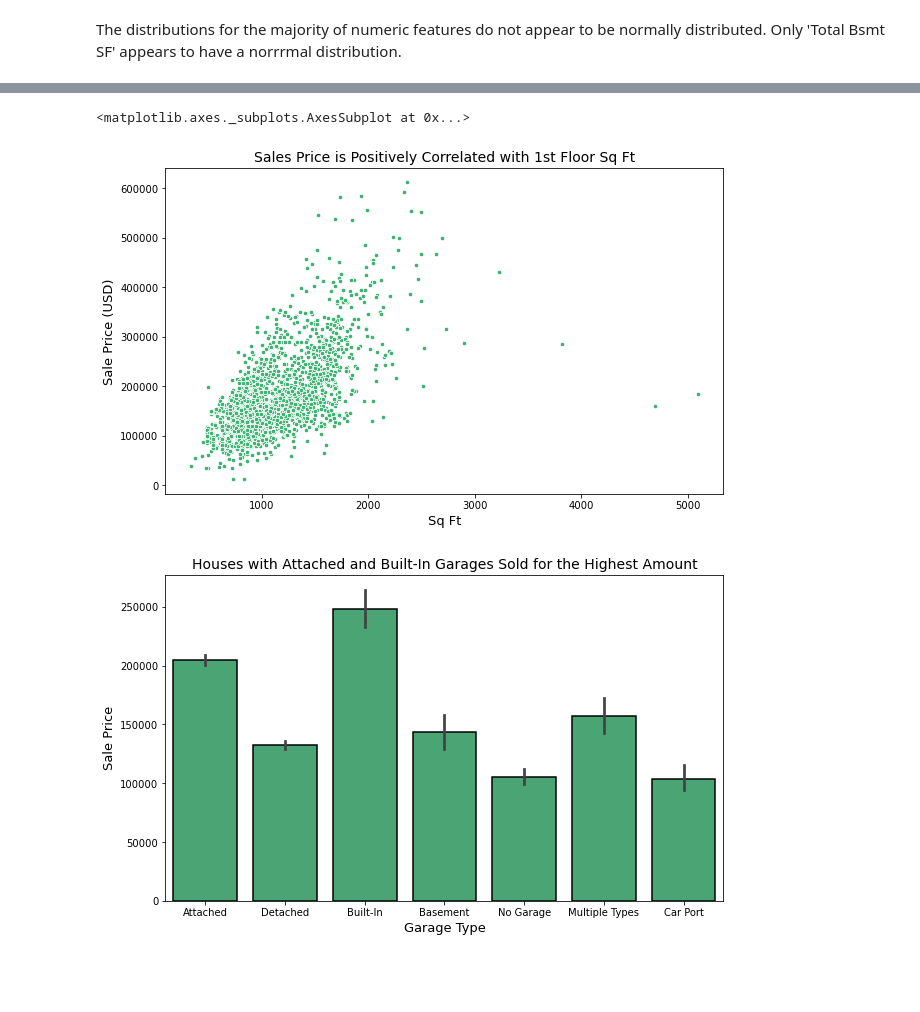
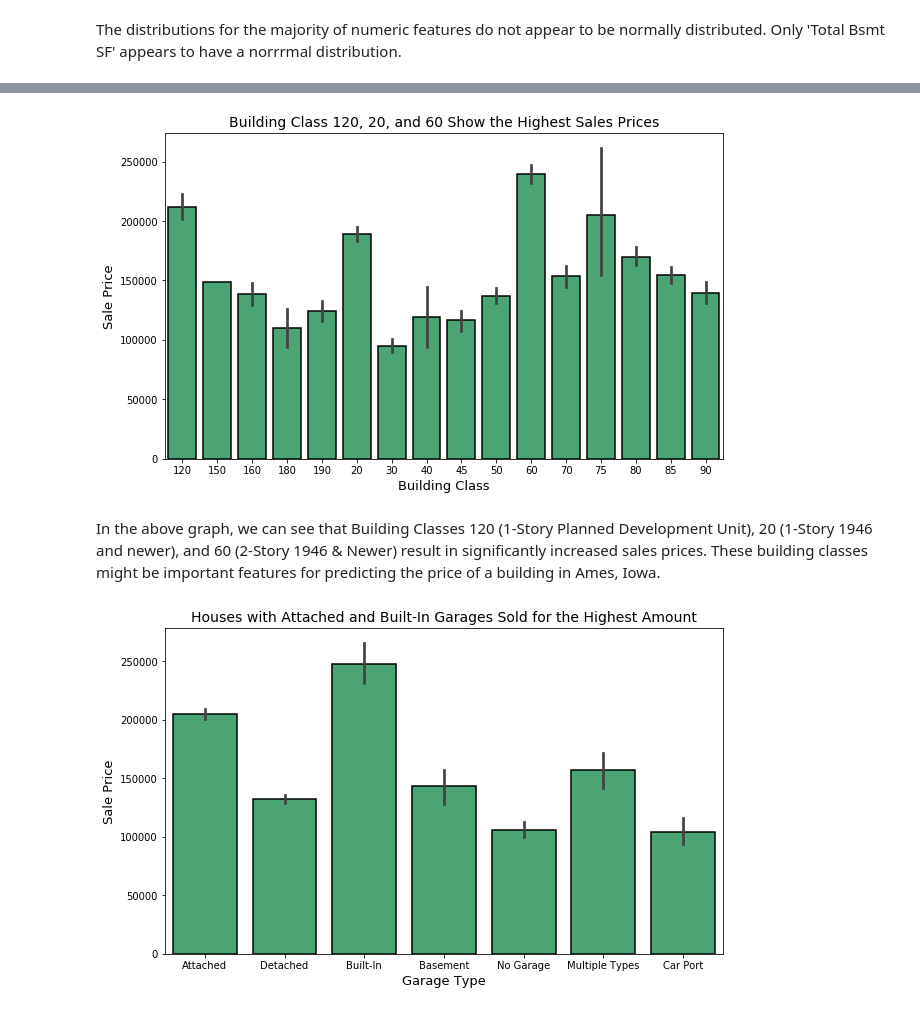
Before and after one commit to jlu90/Predicting-House-Prices-with-Linear-Regression, a Jupyter notebook: lutes_cleaning_notebook.ipynb, the cells around one changed output, grey strips where cells are left out. Saved outputs shown, nothing was run; the diff lists cells and outputs as text; code cells hidden in the pictures; blank space fills up the shorter version.

```diff
--- a/lutes_cleaning_notebook.ipynb
+++ b/lutes_cleaning_notebook.ipynb
@@ -778,8 +801,15 @@ create_bar(housing, 'Overall Qual', 'SalePrice', title ='Sales Price by House Qu
-# %%
-create_scatter(df = housing, x_col = '1st Flr SF', y_col = 'SalePrice', title = 'Sales Price is Positively Correlated with 1st Floor Sq Ft', x_label = 'Sq Ft', y_label = 'Sale Price (USD)', marker_size = 20)
-# %% [output]
-<matplotlib.axes._subplots.AxesSubplot at 0x...>
-[figure, removed]
+# %%
+create_bar(housing,
+                  'MS SubClass',
+                  'SalePrice',
+                  title='Building Class 120, 20, and 60 Show the Highest Sales Prices',
+                  x_label = 'Building Class',
+                  y_label = 'Sale Price'
+          )
+# %% [output]
+[figure, added]
+# %% [markdown]
+In the above graph, we can see that Building Classes 120 (1-Story Planned Development Unit), 20 (1-Story 1946 and newer), and 60 (2-Story 1946 & Newer) result in significantly increased sales prices. These building classes might be important features for predicting the price of a building in Ames, Iowa.
 # %%
 create_bar_xticks(housing, 'Garage Type', 'SalePrice', title='Houses with Attached and Built-In Garages Sold for the Highest Amount', x_label = 'Garage Type', y_label = 'Sale Price', x_tick_labels =['Attached', 'Detached', 'Built-In', 'Basement', 'No Garage', 'Multiple Types', 'Car Port'])
 # %% [output]
```
Also changed, not shown: parts of 172 cells of this notebook.
